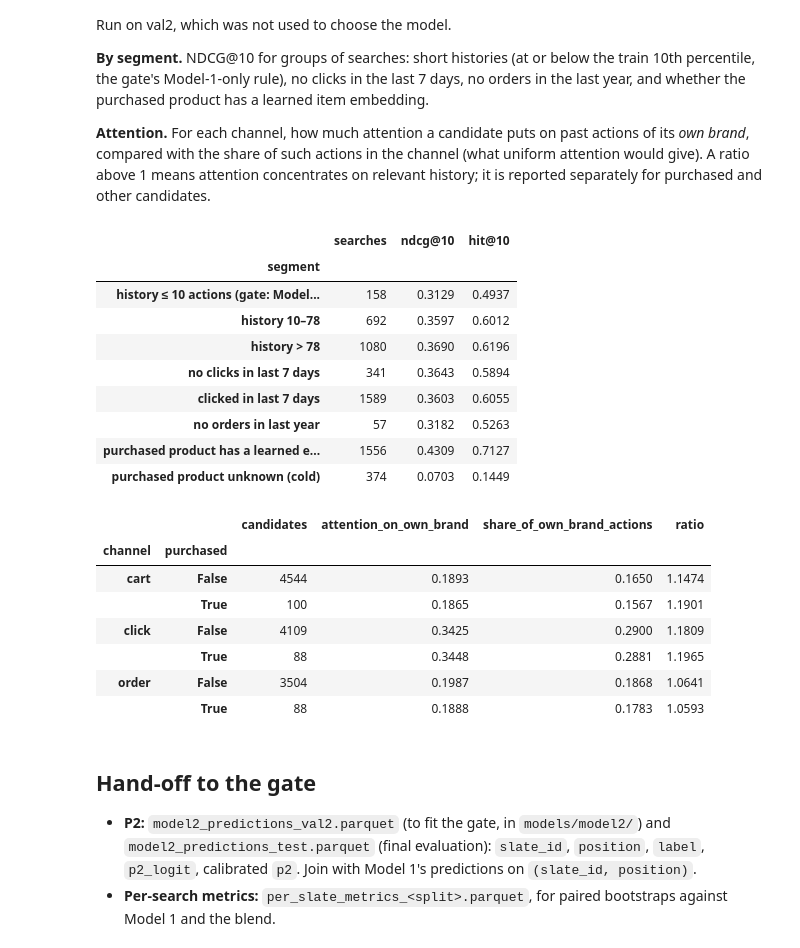
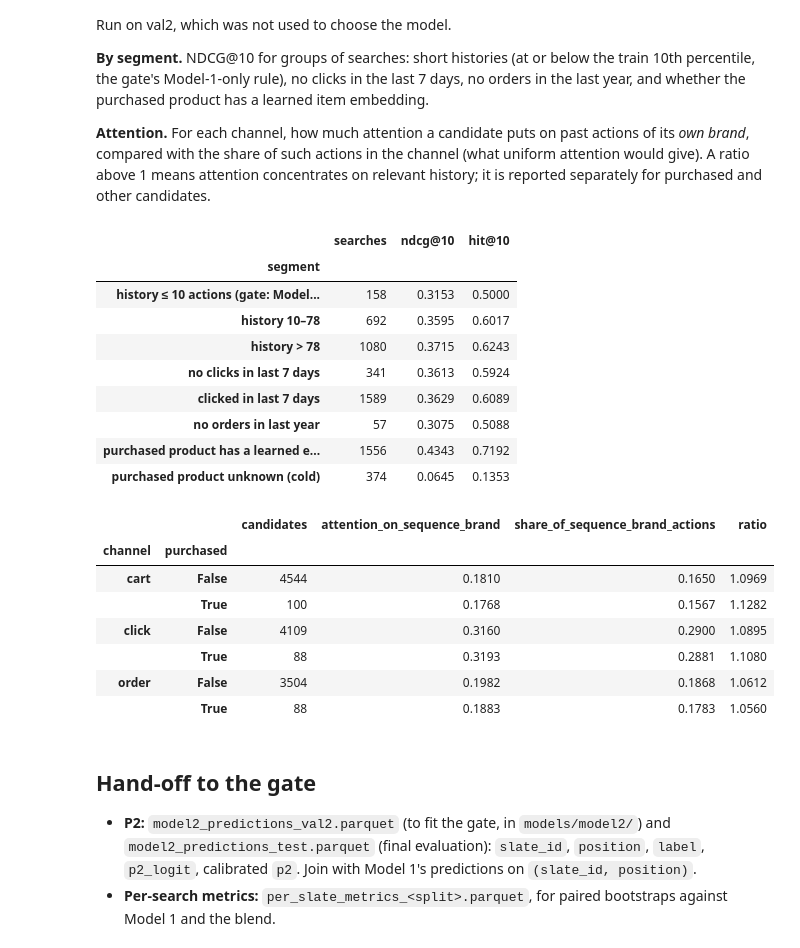
Before and after one commit to scoopydoooKing/bt4222-grp8, a Jupyter notebook: step4_model2_din.ipynb, the cells around one changed output. Saved outputs shown, nothing was run; the diff lists cells and outputs as text; code cells hidden in the pictures.

Commit message:
update model 2 file with latest outputs

```diff
--- a/step4_model2_din.ipynb
+++ b/step4_model2_din.ipynb
@@ -126,7 +147,7 @@ def to_grid(arr):
 
 
 def load_split(name, out_dir=None):
-    """(slate_id, user, seqs, cand) exactly as saved by Step 2b."""
+    """(slate_id, user, seqs, cand) exactly as saved by Sequence."""
     out_dir = out_dir or SEQ_DIR
     t = pq.read_table(out_dir / f"seq_{name}.parquet")
     user, seqs, cand = {}, {ch: {} for ch in CHANNELS}, {}
@@ -169,7 +190,7 @@ Two sources, one value per candidate:
 
 Transformations are fitted on **train only**: features outside [0, 1] are log-transformed (signed `log1p`), every feature is standardised with the train mean and standard deviation, missing values become 0 after standardisation, and a missing-value flag is added for every feature that has missing values in train.
 # %%
-def read_step2c(split, slate_id, cand_counts):
+def read_scalar(split, slate_id, cand_counts):
     """Load candidate scalar features, aligned to sequence slate/candidate order."""
     path = SCALAR_DIR / f"scalar_{split}.parquet"
 
@@ -184,12 +205,12 @@ def read_step2c(split, slate_id, cand_counts):
     pos = pd.Series(np.arange(len(sid)), index=sid)
 
     if pos.index.duplicated().any():
-        raise ValueError(f"{split}: duplicate slate_id in Step 2c file")
+        raise ValueError(f"{split}: duplicate slate_id in Scalar file")
 
     missing = np.setdiff1d(slate_id, sid)
     if len(missing):
         raise ValueError(
-            f"{split}: {len(missing):,} searches missing from Step 2c file"
+            f"{split}: {len(missing):,} searches missing from Scalar file"
         )
 
     order = pa.array(pos.loc[slate_id].to_numpy(), type=pa.int64())
@@ -279,14 +300,14 @@ def item_popularity():
 POPULARITY = item_popularity()
 
 
-def own_summaries(user, seqs, cand):
-    """Per-candidate copies of the Step 2b per-channel summaries."""
+def sequence_summaries(user, seqs, cand):
+    """Per-candidate copies of the Sequence per-channel summaries."""
     row = cand["row"]
     # raw counts and days: ScalarTransform applies log1p once (they are outside [0, 1])
     out = {"history_len": user["history_len"].astype(np.float64)[row],
            "cand_has_metadata": cand["has_metadata"].astype(np.float64)}
     for ch, s in seqs.items():
-        out[f"{ch}_count"] = s["full_len"].astype(np.float64)[row]
+        # out[f"{ch}_count"] = s["full_len"].astype(np.float64)[row]
         out[f"{ch}_days_since_last"] = s["days_since_last"].astype(np.float64)[row]   # NaN if the channel is empty
         out[f"{ch}_empty"] = (s["full_len"] == 0).astype(np.float64)[row]
         out[f"{ch}_popularity"] = POPULARITY[ch][cand["item"]]                    # candidate popularity (raw count)
@@ -295,11 +316,11 @@ def own_summaries(user, seqs, cand):
 
 def raw_scalars(split):
     sid, user, seqs, cand = RAW[split]
-    feats = {f"own__{k}": v for k, v in own_summaries(user, seqs, cand).items()}
+    feats = {f"sequence__{k}": v for k, v in sequence_summaries(user, seqs, cand).items()}
     counts = np.bincount(cand["row"], minlength=len(sid))
     if CFG["use_scalars"] or SCALAR_DIR.exists():
         try:
-            feats.update({f"step2c__{k}": v for k, v in read_step2c(split, sid, counts).items()})
+            feats.update({f"scalar__{k}": v for k, v in read_scalar(split, sid, counts).items()})
         except FileNotFoundError as e:
             if CFG["use_scalars"]:
                 raise
@@ -344,10 +365,12 @@ SCALER = ScalarTransform().fit(raw_sc["train"])
 SCALARS = {split: SCALER.transform(f) for split, f in raw_sc.items()}
 del raw_sc
 SCALAR_NAMES = SCALER.columns
-n_step2c = sum(c.startswith("step2c__") and not c.endswith("__missing") for c in SCALAR_NAMES)
-print(f"{len(SCALAR_NAMES)} scalar inputs: {n_step2c} from Step 2c, "
-      f"{sum(c.startswith('own__') and not c.endswith('__missing') for c in SCALAR_NAMES)} Step 2b summaries, "
-      f"{len(SCALER.flag)} missing-value flags")
+n_scalar = sum(c.startswith("scalar__") and not c.endswith("__missing") for c in SCALAR_NAMES)
+print(f"{len(SCALAR_NAMES)} scalar inputs: {n_scalar} from Scalar, "
+      f"{sum(c.startswith('sequence__') and not c.endswith('__missing') for c in SCALAR_NAMES)} Sequence summaries, "
+      f"{len(SCALER.flag)} missing-value flags:")
+for i, name in enumerate(SCALAR_NAMES, start=1):
+    print(f"{i:2d}. {name}")
 
 
 def scalar_columns(cfg):
@@ -357,7 +380,7 @@ def scalar_columns(cfg):
     for i, name in enumerate(SCALAR_NAMES):
         base = name[:-len("__missing")] if name.endswith("__missing") else name
         src, _, feat = base.partition("__")
-        if src == "step2c" and not cfg["use_scalars"]:
+        if src == "scalar" and not cfg["use_scalars"]:
             continue
         if feat.endswith("_popularity") and not cfg.get("use_popularity", False):
             continue
@@ -1040,54 +1069,54 @@ def segment_table(data, ps, train_hist_len):
 
 @torch.no_grad()
 def attention_brand_focus(model, data, max_searches=500):
     model.eval()
     cols = scalar_columns(model.cfg)
     slates = np.flatnonzero(data.has_purchase)[:max_searches]
     acc = []
     for sl in data.batches(model.cfg["eval_batch_cands"], slates=slates):
         b = data.gather(sl, model.cfg["channels"], cols)
         _, attn = model(to_device(b), return_attn=True)
         cb = b["cand"]["brand_id"]
         for ch, w in attn.items():
             w = w.cpu().numpy()
             hb = b["seq"][ch]["brand_id"][b["row"]]
             real = b["seq"][ch]["action"][b["row"]] > 0
             same = real & (hb == cb[:, None]) & (cb[:, None] > 1)
             ok = same.any(1)                     # candidates with at least one own-brand action in the channel
             acc.append(pd.DataFrame({"channel": ch, "purchased": b["cand"]["label"][ok] == 3,
-                                     "attention_on_own_brand": (w * same).sum(1)[ok],
-                                     "share_of_own_brand_actions": same.sum(1)[ok] / real.sum(1)[ok]}))
+                                     "attention_on_sequence_brand": (w * same).sum(1)[ok],
+                                     "share_of_sequence_brand_actions": same.sum(1)[ok] / real.sum(1)[ok]}))
     df = pd.concat(acc)
     out = df.groupby(["channel", "purchased"]).agg(candidates=("purchased", "size"),
-                                                   attention_on_own_brand=("attention_on_own_brand", "mean"),
-                                                   share_of_own_brand_actions=("share_of_own_brand_actions", "mean"))
-    out["ratio"] = out["attention_on_own_brand"] / out["share_of_own_brand_actions"]
+                                                   attention_on_sequence_brand=("attention_on_sequence_brand", "mean"),
+                                                   share_of_sequence_brand_actions=("share_of_sequence_brand_actions", "mean"))
+    out["ratio"] = out["attention_on_sequence_brand"] / out["share_of_sequence_brand_actions"]
     return out
 
 
 seg = segment_table(DATA["val2"], per_slate["val2"], DATA["train"].user["history_len"])
 display(seg.round(4)); seg.to_csv(OUT_DIR / "segments_val2.csv")
 att = attention_brand_focus(model, DATA["val2"])
 display(att.round(4)); att.to_csv(OUT_DIR / "attention_brand_focus_val2.csv")
 # %% [output]
 |  | searches | ndcg@10 | hit@10 |
 | segment |  |  |  |
-| history ≤ 10 actions (gate: Model... | 158 | 0.3129 | 0.4937 |
-| history 10–78 | 692 | 0.3597 | 0.6012 |
-| history > 78 | 1080 | 0.3690 | 0.6196 |
-| no clicks in last 7 days | 341 | 0.3643 | 0.5894 |
-| clicked in last 7 days | 1589 | 0.3603 | 0.6055 |
-| no orders in last year | 57 | 0.3182 | 0.5263 |
-| purchased product has a learned e... | 1556 | 0.4309 | 0.7127 |
-| purchased product unknown (cold) | 374 | 0.0703 | 0.1449 |
+| history ≤ 10 actions (gate: Model... | 158 | 0.3153 | 0.5000 |
+| history 10–78 | 692 | 0.3595 | 0.6017 |
+| history > 78 | 1080 | 0.3715 | 0.6243 |
+| no clicks in last 7 days | 341 | 0.3613 | 0.5924 |
+| clicked in last 7 days | 1589 | 0.3629 | 0.6089 |
+| no orders in last year | 57 | 0.3075 | 0.5088 |
+| purchased product has a learned e... | 1556 | 0.4343 | 0.7192 |
+| purchased product unknown (cold) | 374 | 0.0645 | 0.1353 |
-|  |  | candidates | attention_on_own_brand | share_of_own_brand_actions | ratio |
+|  |  | candidates | attention_on_sequence_brand | share_of_sequence_brand_actions | ratio |
 | channel | purchased |  |  |  |  |
-| cart | False | 4544 | 0.1893 | 0.1650 | 1.1474 |
-|  | True | 100 | 0.1865 | 0.1567 | 1.1901 |
-| click | False | 4109 | 0.3425 | 0.2900 | 1.1809 |
-|  | True | 88 | 0.3448 | 0.2881 | 1.1965 |
-| order | False | 3504 | 0.1987 | 0.1868 | 1.0641 |
-|  | True | 88 | 0.1888 | 0.1783 | 1.0593 |
+| cart | False | 4544 | 0.1810 | 0.1650 | 1.0969 |
+|  | True | 100 | 0.1768 | 0.1567 | 1.1282 |
+| click | False | 4109 | 0.3160 | 0.2900 | 1.0895 |
+|  | True | 88 | 0.3193 | 0.2881 | 1.1080 |
+| order | False | 3504 | 0.1982 | 0.1868 | 1.0612 |
+|  | True | 88 | 0.1883 | 0.1783 | 1.0560 |
 # %% [markdown]
 ## Hand-off to the gate
 
```
Also changed, not shown: parts of 13 cells of this notebook.
